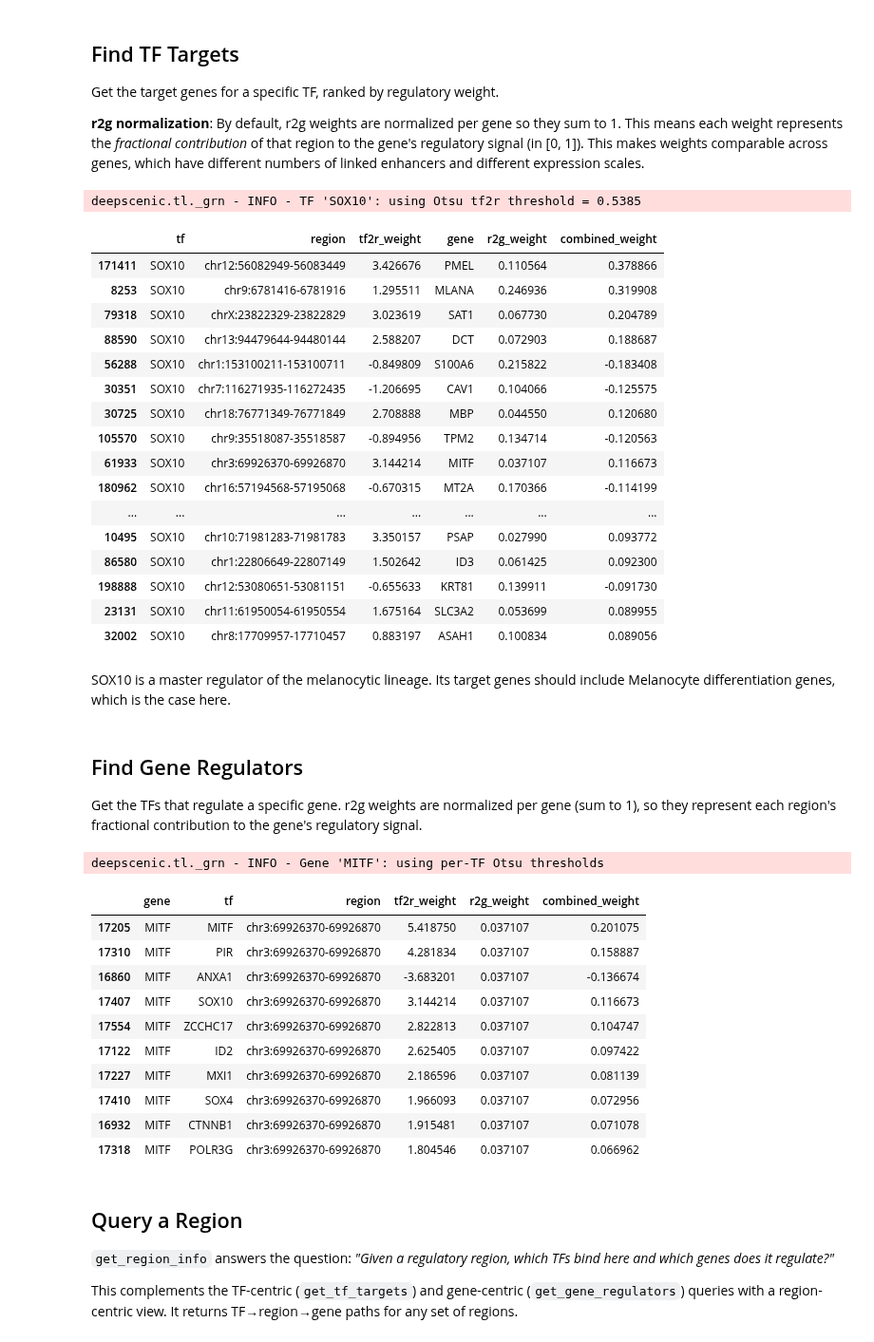
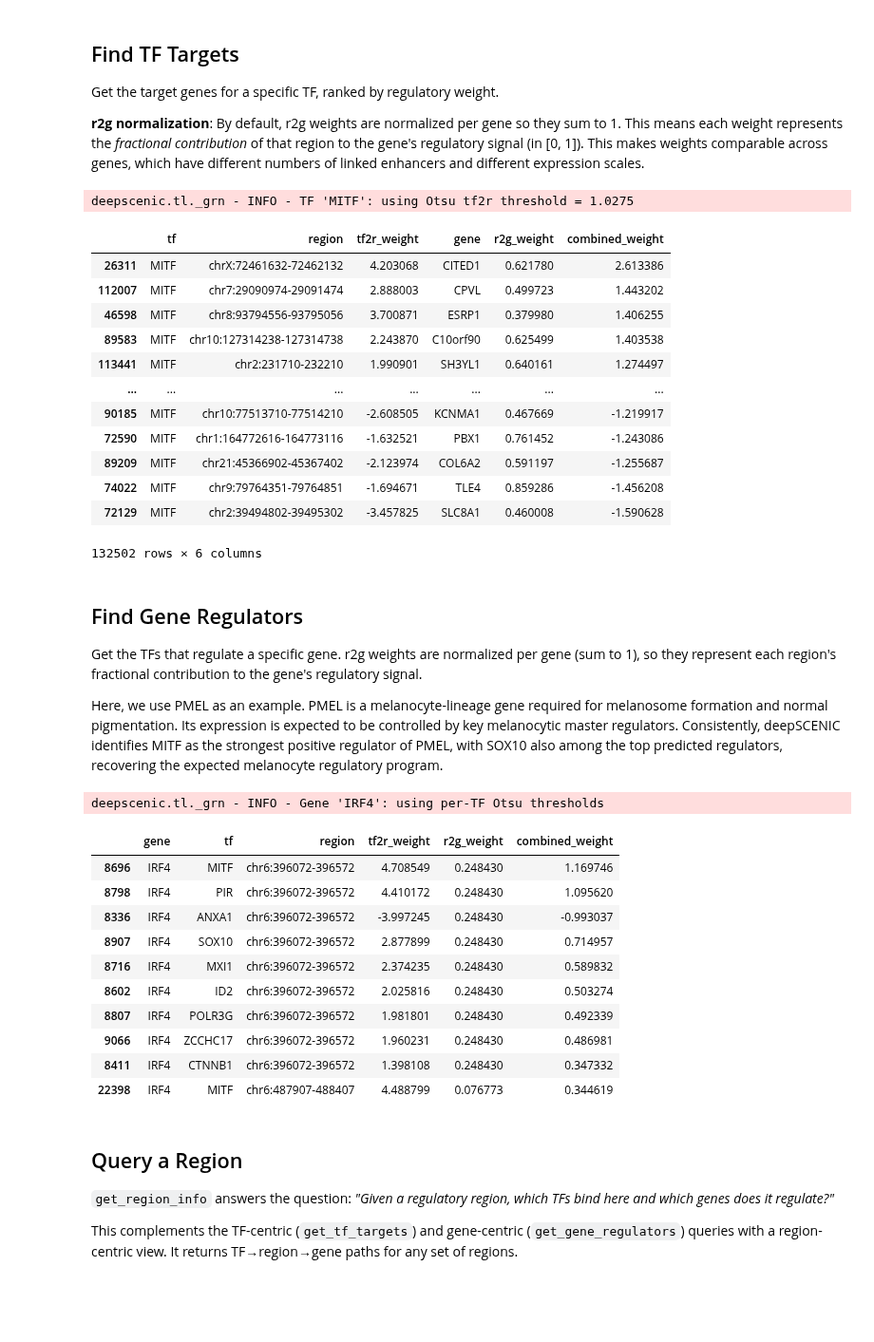
Before and after one commit to aertslab/deepSCENIC, a Jupyter notebook: docs/notebooks/04_grn_analysis.ipynb, the cells around one changed output. Shown at 95% size. Cells and saved outputs as stored; diff of their text form; code cells hidden in the pictures; blank space fills up the shorter version.

```diff
--- a/docs/notebooks/04_grn_analysis.ipynb
+++ b/docs/notebooks/04_grn_analysis.ipynb
@@ -24,7 +44,7 @@ Using device: cuda
 # %% [markdown]
 ## Load Model and Data
 # %%
-data_dir = "./data/MM_lines/"
+data_dir = "/data/groups/vib.ai/stein.aerts/gpartel/data/MM_lines_demo/"
 
 # Load trained model and data
 model = ds.tl.load_model(data_dir + "checkpoints/deepscenic_model.pt", device=device)
@@ -74,51 +185,47 @@ different numbers of linked enhancers and different expression scales.
 # %%
 # Find targets of a TF
 # Uses Otsu thresholding to identify significant links
-targets = ds.tl.get_tf_targets(model, tf_name="SOX10", top_k=20)
-targets
+targets = ds.tl.get_tf_targets(model, tf_name="MITF")
+targets.sort_values('combined_weight', ascending=False)
 # %% [output]
-deepscenic.tl._grn - INFO - TF 'SOX10': using Otsu tf2r threshold = 0.5385
+deepscenic.tl._grn - INFO - TF 'MITF': using Otsu tf2r threshold = 1.0275
 |  | tf | region | tf2r_weight | gene | r2g_weight | combined_weight |
-| 171411 | SOX10 | chr12:56082949-56083449 | 3.426676 | PMEL | 0.110564 | 0.378866 |
-| 8253 | SOX10 | chr9:6781416-6781916 | 1.295511 | MLANA | 0.246936 | 0.319908 |
-| 79318 | SOX10 | chrX:23822329-23822829 | 3.023619 | SAT1 | 0.067730 | 0.204789 |
-| 88590 | SOX10 | chr13:94479644-94480144 | 2.588207 | DCT | 0.072903 | 0.188687 |
-| 56288 | SOX10 | chr1:153100211-153100711 | -0.849809 | S100A6 | 0.215822 | -0.183408 |
-| 30351 | SOX10 | chr7:116271935-116272435 | -1.206695 | CAV1 | 0.104066 | -0.125575 |
-| 30725 | SOX10 | chr18:76771349-76771849 | 2.708888 | MBP | 0.044550 | 0.120680 |
-| 105570 | SOX10 | chr9:35518087-35518587 | -0.894956 | TPM2 | 0.134714 | -0.120563 |
-| 61933 | SOX10 | chr3:69926370-69926870 | 3.144214 | MITF | 0.037107 | 0.116673 |
-| 180962 | SOX10 | chr16:57194568-57195068 | -0.670315 | MT2A | 0.170366 | -0.114199 |
+| 26311 | MITF | chrX:72461632-72462132 | 4.203068 | CITED1 | 0.621780 | 2.613386 |
+| 112007 | MITF | chr7:29090974-29091474 | 2.888003 | CPVL | 0.499723 | 1.443202 |
+| 46598 | MITF | chr8:93794556-93795056 | 3.700871 | ESRP1 | 0.379980 | 1.406255 |
+| 89583 | MITF | chr10:127314238-127314738 | 2.243870 | C10orf90 | 0.625499 | 1.403538 |
+| 113441 | MITF | chr2:231710-232210 | 1.990901 | SH3YL1 | 0.640161 | 1.274497 |
 | ... | ... | ... | ... | ... | ... | ... |
-| 10495 | SOX10 | chr10:71981283-71981783 | 3.350157 | PSAP | 0.027990 | 0.093772 |
-| 86580 | SOX10 | chr1:22806649-22807149 | 1.502642 | ID3 | 0.061425 | 0.092300 |
-| 198888 | SOX10 | chr12:53080651-53081151 | -0.655633 | KRT81 | 0.139911 | -0.091730 |
-| 23131 | SOX10 | chr11:61950054-61950554 | 1.675164 | SLC3A2 | 0.053699 | 0.089955 |
-| 32002 | SOX10 | chr8:17709957-17710457 | 0.883197 | ASAH1 | 0.100834 | 0.089056 |
+| 90185 | MITF | chr10:77513710-77514210 | -2.608505 | KCNMA1 | 0.467669 | -1.219917 |
+| 72590 | MITF | chr1:164772616-164773116 | -1.632521 | PBX1 | 0.761452 | -1.243086 |
+| 89209 | MITF | chr21:45366902-45367402 | -2.123974 | COL6A2 | 0.591197 | -1.255687 |
+| 74022 | MITF | chr9:79764351-79764851 | -1.694671 | TLE4 | 0.859286 | -1.456208 |
+| 72129 | MITF | chr2:39494802-39495302 | -3.457825 | SLC8A1 | 0.460008 | -1.590628 |
+132502 rows × 6 columns
-# %% [markdown]
-SOX10 is a master regulator of the melanocytic lineage. Its target genes should include Melanocyte differentiation genes, which is the case here.
 # %% [markdown]
 ## Find Gene Regulators
 
 Get the TFs that regulate a specific gene. r2g weights are normalized per gene (sum to 1),
 so they represent each region's fractional contribution to the gene's regulatory signal.
+
+Here, we use PMEL as an example. PMEL is a melanocyte-lineage gene required for melanosome formation and normal pigmentation. Its expression is expected to be controlled by key melanocytic master regulators. Consistently, deepSCENIC identifies MITF as the strongest positive regulator of PMEL, with SOX10 also among the top predicted regulators, recovering the expected melanocyte regulatory program.
 # %%
 # Find regulators of a gene
-regulators = ds.tl.get_gene_regulators(model, gene_name="MITF", top_k=10)
+regulators = ds.tl.get_gene_regulators(model, gene_name="IRF4", top_k=10)
 regulators
 # %% [output]
-deepscenic.tl._grn - INFO - Gene 'MITF': using per-TF Otsu thresholds
+deepscenic.tl._grn - INFO - Gene 'IRF4': using per-TF Otsu thresholds
 |  | gene | tf | region | tf2r_weight | r2g_weight | combined_weight |
-| 17205 | MITF | MITF | chr3:69926370-69926870 | 5.418750 | 0.037107 | 0.201075 |
-| 17310 | MITF | PIR | chr3:69926370-69926870 | 4.281834 | 0.037107 | 0.158887 |
-| 16860 | MITF | ANXA1 | chr3:69926370-69926870 | -3.683201 | 0.037107 | -0.136674 |
-| 17407 | MITF | SOX10 | chr3:69926370-69926870 | 3.144214 | 0.037107 | 0.116673 |
-| 17554 | MITF | ZCCHC17 | chr3:69926370-69926870 | 2.822813 | 0.037107 | 0.104747 |
-| 17122 | MITF | ID2 | chr3:69926370-69926870 | 2.625405 | 0.037107 | 0.097422 |
-| 17227 | MITF | MXI1 | chr3:69926370-69926870 | 2.186596 | 0.037107 | 0.081139 |
-| 17410 | MITF | SOX4 | chr3:69926370-69926870 | 1.966093 | 0.037107 | 0.072956 |
-| 16932 | MITF | CTNNB1 | chr3:69926370-69926870 | 1.915481 | 0.037107 | 0.071078 |
-| 17318 | MITF | POLR3G | chr3:69926370-69926870 | 1.804546 | 0.037107 | 0.066962 |
+| 8696 | IRF4 | MITF | chr6:396072-396572 | 4.708549 | 0.248430 | 1.169746 |
+| 8798 | IRF4 | PIR | chr6:396072-396572 | 4.410172 | 0.248430 | 1.095620 |
+| 8336 | IRF4 | ANXA1 | chr6:396072-396572 | -3.997245 | 0.248430 | -0.993037 |
+| 8907 | IRF4 | SOX10 | chr6:396072-396572 | 2.877899 | 0.248430 | 0.714957 |
+| 8716 | IRF4 | MXI1 | chr6:396072-396572 | 2.374235 | 0.248430 | 0.589832 |
+| 8602 | IRF4 | ID2 | chr6:396072-396572 | 2.025816 | 0.248430 | 0.503274 |
+| 8807 | IRF4 | POLR3G | chr6:396072-396572 | 1.981801 | 0.248430 | 0.492339 |
+| 9066 | IRF4 | ZCCHC17 | chr6:396072-396572 | 1.960231 | 0.248430 | 0.486981 |
+| 8411 | IRF4 | CTNNB1 | chr6:396072-396572 | 1.398108 | 0.248430 | 0.347332 |
+| 22398 | IRF4 | MITF | chr6:487907-488407 | 4.488799 | 0.076773 | 0.344619 |
 # %% [markdown]
 ## Query a Region
 
```
Also changed, not shown: parts of 32 cells of this notebook, 40 other files.
